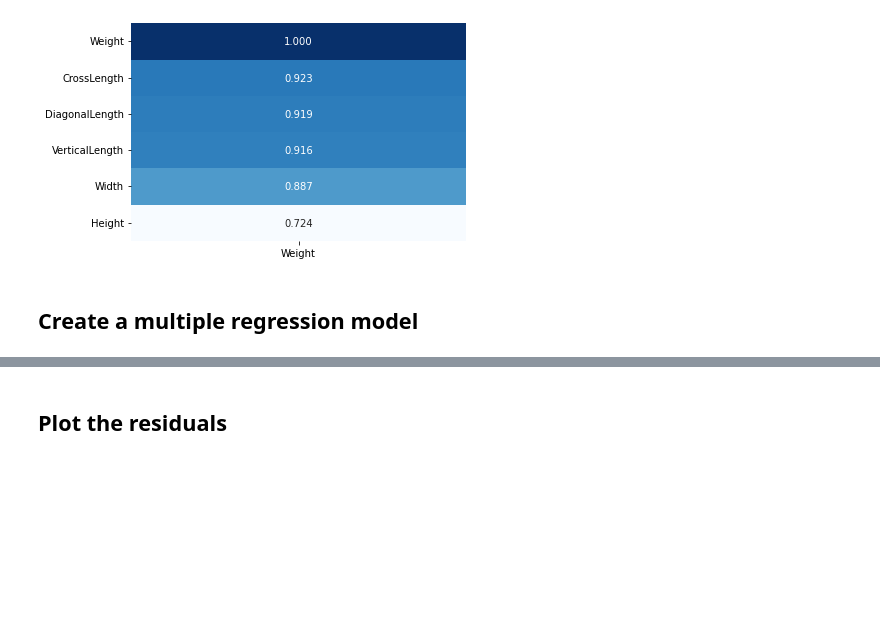
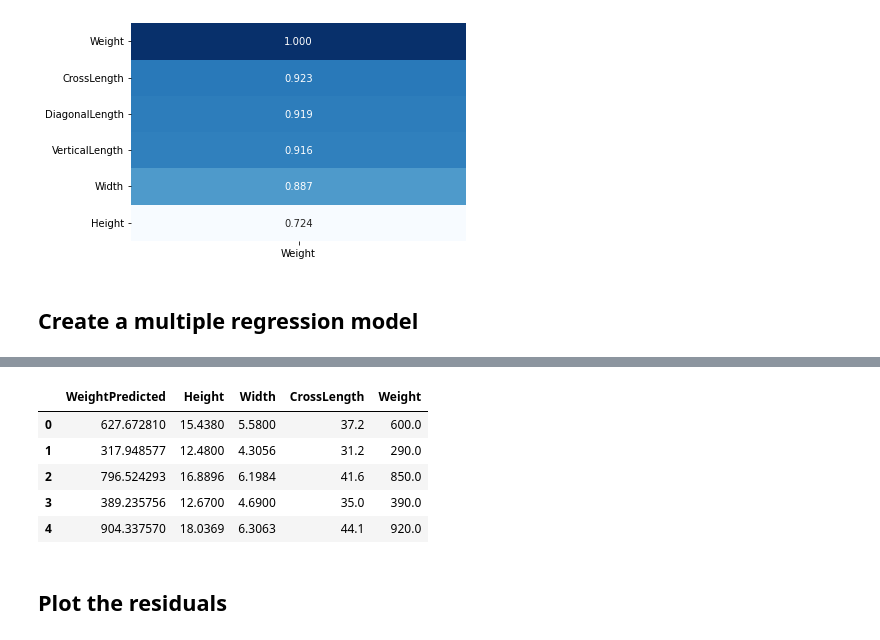
Before and after one commit to TJ-Mothokho/Murach-s-Python-for-Data-Analysis, a Jupyter notebook: Chapter 11/ex_11-1_fish.ipynb, the cells around one changed output, grey strips where cells are left out. Cells and saved outputs as stored; diff of their text form; code cells hidden in the pictures; blank space fills up the shorter version.

```diff
--- a/Chapter 11/ex_11-1_fish.ipynb
+++ b/Chapter 11/ex_11-1_fish.ipynb
@@ -73,5 +114,17 @@ sns.heatmap(data=fish_corr, cmap='Blues', annot=True, cbar=False, fmt='.3f')
 # %%
 # join the predicted data with the original data
+predicted = pd.DataFrame(y_predicted, columns=['WeightPredicted'])
+
+combined = predicted.join([breamTest[xCols].reset_index(drop=True),
+                           breamTest['Weight'].reset_index(drop=True)])
+combined.head()
+# %% [output]
+|  | WeightPredicted | Height | Width | CrossLength | Weight |
+| 0 | 627.672810 | 15.4380 | 5.5800 | 37.2 | 600.0 |
+| 1 | 317.948577 | 12.4800 | 4.3056 | 31.2 | 290.0 |
+| 2 | 796.524293 | 16.8896 | 6.1984 | 41.6 | 850.0 |
+| 3 | 389.235756 | 12.6700 | 4.6900 | 35.0 | 390.0 |
+| 4 | 904.337570 | 18.0369 | 6.3063 | 44.1 | 920.0 |
 # %% [markdown]
 ## Plot the residuals
 # %%
```
Also changed, not shown: parts of 6 cells of this notebook.
